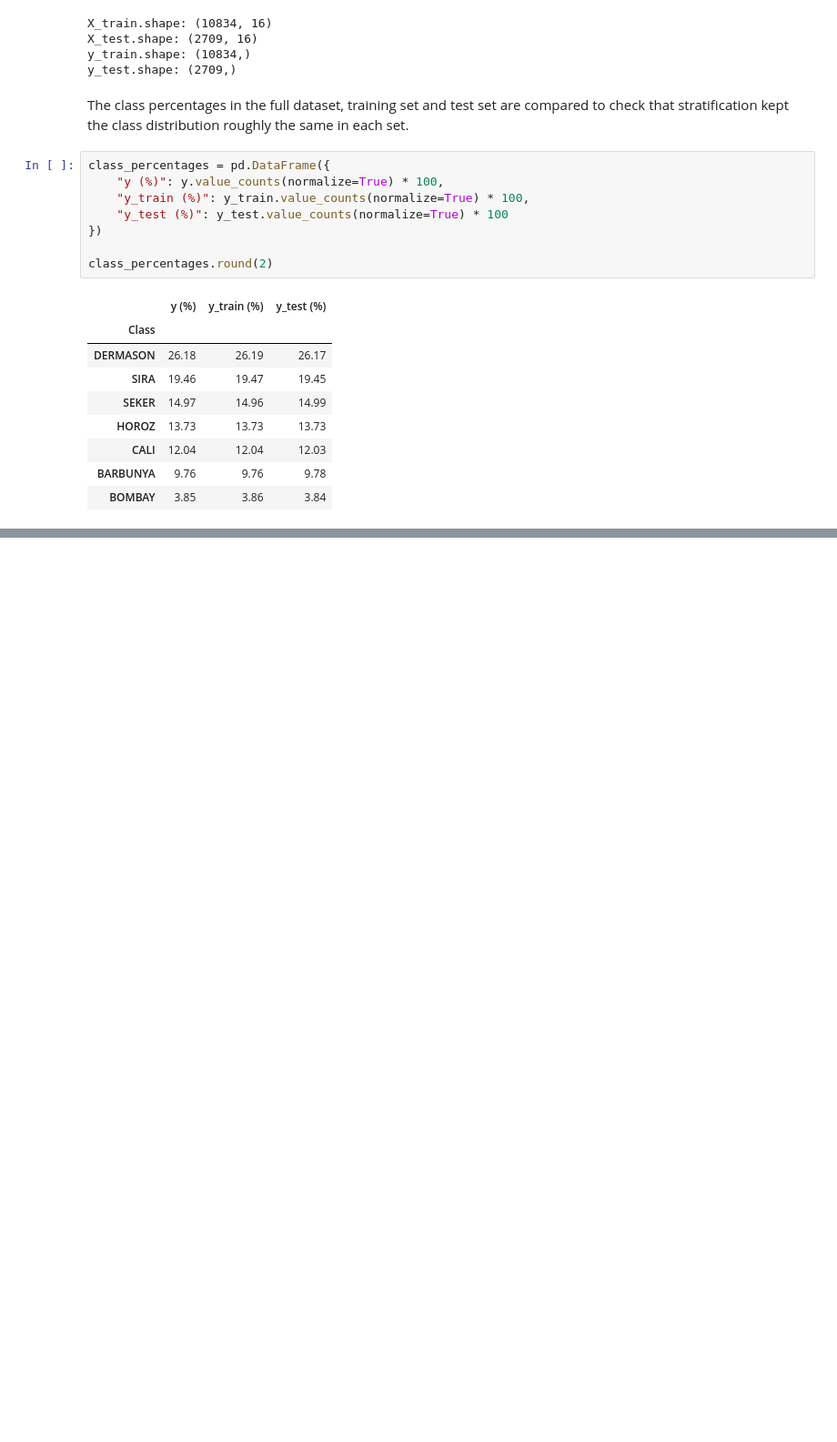
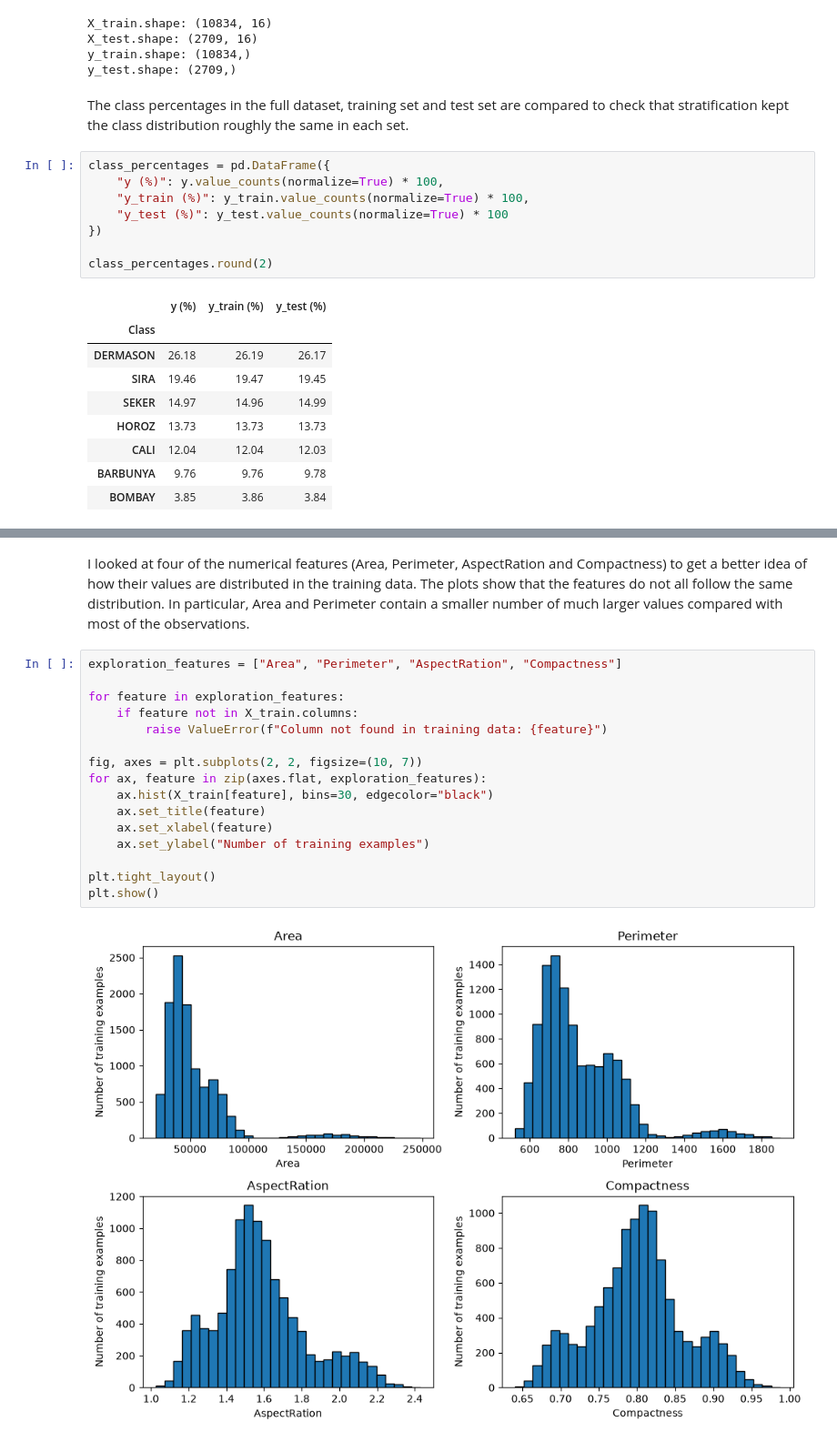
Before and after one commit to cliodhnarv/dry-bean-ml-classification, a Jupyter notebook: notebooks/01_data_audit_and_baseline.ipynb, the cells around one changed output, grey strips where cells are left out. Shown at 91% size. Saved outputs shown, nothing was run; the diff lists cells and outputs as text; blank space fills up the shorter version.

```diff
--- a/notebooks/01_data_audit_and_baseline.ipynb
+++ b/notebooks/01_data_audit_and_baseline.ipynb
@@ -309,0 +327,20 @@ class_percentages.round(2)
+# %% [markdown]
+I looked at four of the numerical features (Area, Perimeter, AspectRation and Compactness) to get a better idea of how their values are distributed in the training data. The plots show that the features do not all follow the same distribution. In particular, Area and Perimeter contain a smaller number of much larger values compared with most of the observations.
+# %%
+exploration_features = ["Area", "Perimeter", "AspectRation", "Compactness"]
+
+for feature in exploration_features:
+    if feature not in X_train.columns:
+        raise ValueError(f"Column not found in training data: {feature}")
+
+fig, axes = plt.subplots(2, 2, figsize=(10, 7))
+for ax, feature in zip(axes.flat, exploration_features):
+    ax.hist(X_train[feature], bins=30, edgecolor="black")
+    ax.set_title(feature)
+    ax.set_xlabel(feature)
+    ax.set_ylabel("Number of training examples")
+
+plt.tight_layout()
+plt.show()
+# %% [output]
+[figure, added]
```
Also changed, not shown: parts of 4 cells of this notebook.
